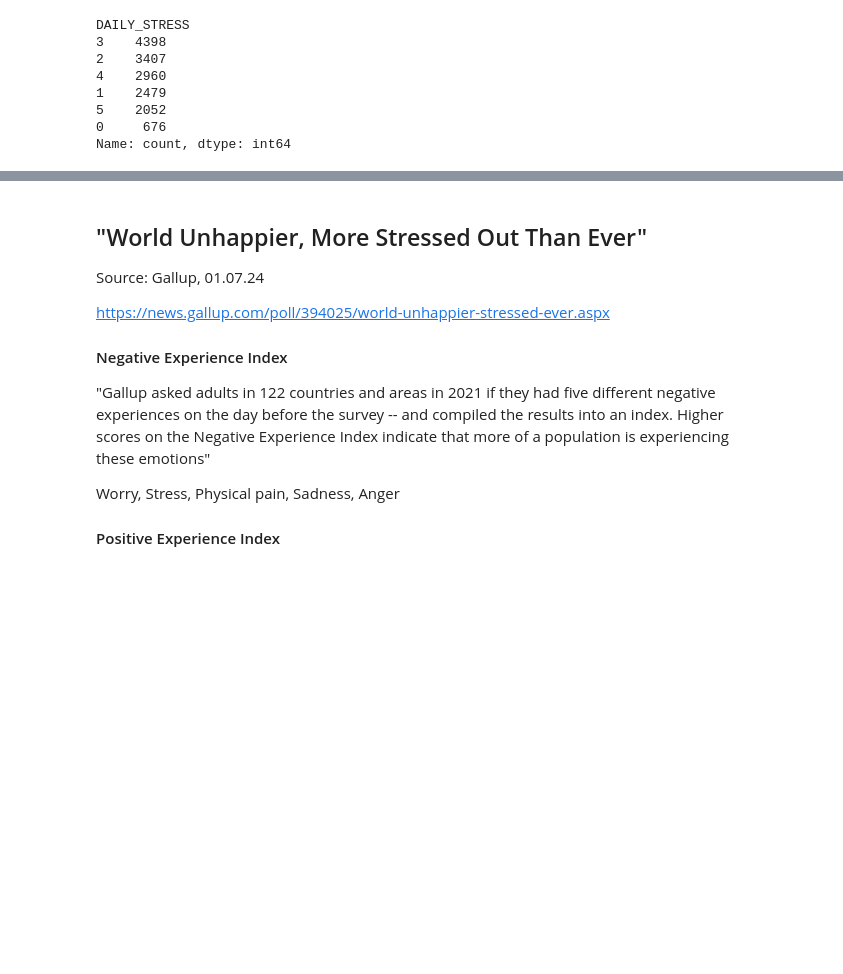
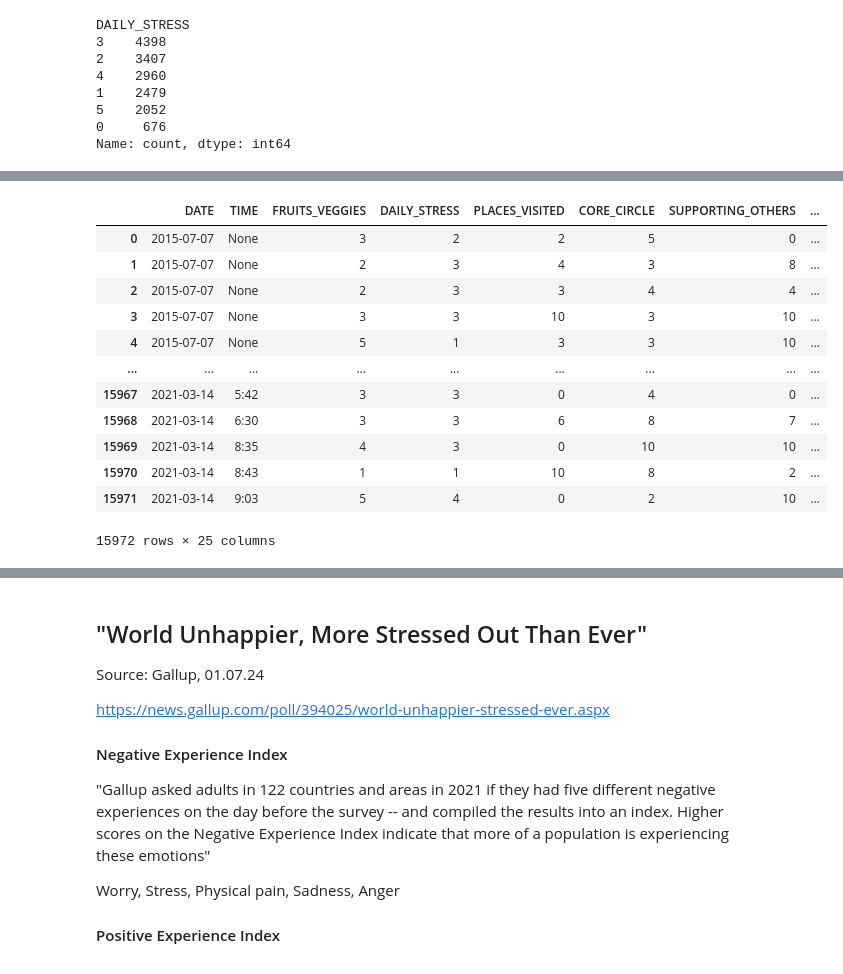
Before and after one commit to gabriela-cl/data-wrangling-project-vivi-gabi, a Jupyter notebook: data_wellbeing_main.ipynb, the cells around one changed output, grey strips where cells are left out. Drawn from its saved outputs; the diff is of its cells as text; code cells hidden in the pictures; blank space fills up the shorter version.

```diff
--- a/data_wellbeing_main.ipynb
+++ b/data_wellbeing_main.ipynb
@@ -210,0 +271,17 @@ Name: count, dtype: int64
+# %%
+del df_wb["Timestamp"]
+df_wb
+# %% [output]
+|  | DATE | TIME | FRUITS_VEGGIES | DAILY_STRESS | PLACES_VISITED | CORE_CIRCLE | SUPPORTING_OTHERS | ... |
+| 0 | 2015-07-07 | None | 3 | 2 | 2 | 5 | 0 | ... |
+| 1 | 2015-07-07 | None | 2 | 3 | 4 | 3 | 8 | ... |
+| 2 | 2015-07-07 | None | 2 | 3 | 3 | 4 | 4 | ... |
+| 3 | 2015-07-07 | None | 3 | 3 | 10 | 3 | 10 | ... |
+| 4 | 2015-07-07 | None | 5 | 1 | 3 | 3 | 10 | ... |
+| ... | ... | ... | ... | ... | ... | ... | ... | ... |
+| 15967 | 2021-03-14 | 5:42 | 3 | 3 | 0 | 4 | 0 | ... |
+| 15968 | 2021-03-14 | 6:30 | 3 | 3 | 6 | 8 | 7 | ... |
+| 15969 | 2021-03-14 | 8:35 | 4 | 3 | 0 | 10 | 10 | ... |
+| 15970 | 2021-03-14 | 8:43 | 1 | 1 | 10 | 8 | 2 | ... |
+| 15971 | 2021-03-14 | 9:03 | 5 | 4 | 0 | 2 | 10 | ... |
+15972 rows × 25 columns
```
Also changed, not shown: parts of 19 cells of this notebook.
